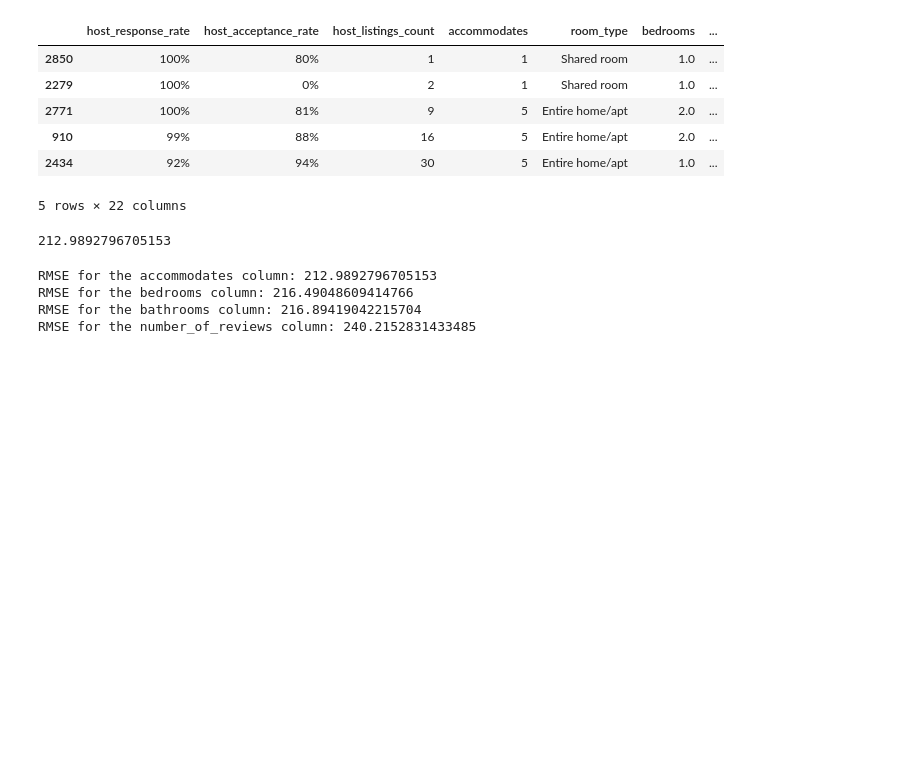
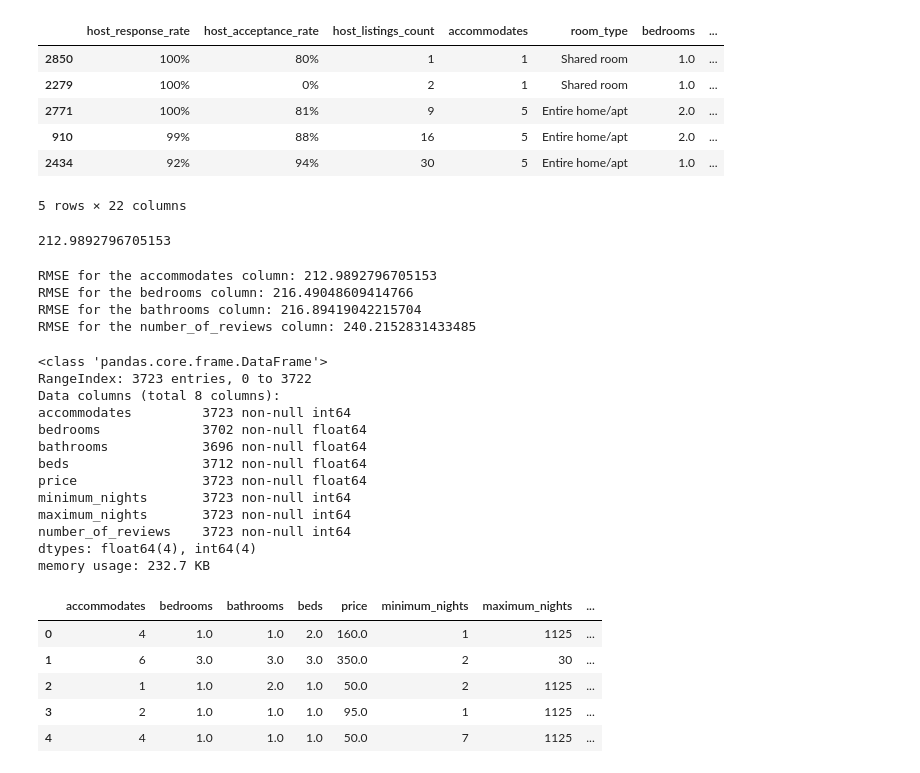
Before and after one commit to enestatli/Machine-Learning-Works, a Jupyter notebook: 002 - Predicting Airbnb Rental Prices/k-nearest neighbors model.ipynb, the cells around one changed output. Saved outputs shown, nothing was run; the diff lists cells and outputs as text; code cells hidden in the pictures; blank space fills up the shorter version.

```diff
--- a/002 - Predicting Airbnb Rental Prices/k-nearest neighbors model.ipynb
+++ b/002 - Predicting Airbnb Rental Prices/k-nearest neighbors model.ipynb
@@ -216,3 +222,38 @@ RMSE for the accommodates column: 212.9892796705153
 RMSE for the bedrooms column: 216.49048609414766
 RMSE for the bathrooms column: 216.89419042215704
 RMSE for the number_of_reviews column: 240.2152831433485
+# %%
+"""
+So far, we’ve been training our model with only one feature,
+which is known as a univariate model.
+For more accuracy, we can have it assess multiple features at the same time,
+which is known as a multivariate model
+"""
+normalized_listings  = pd.read_csv('listings.csv')
+normalized_listings  = normalized_listings .loc[:,['accommodates','bedrooms',
+                              'bathrooms','beds','price',
+                             'minimum_nights','maximum_nights','number_of_reviews',]]
+
+normalized_listings ['price'] = normalized_listings .price.str.replace("\$|,",'').astype(float)
+normalized_listings .info()
+normalized_listings .head()
+# %% [output]
+<class 'pandas.core.frame.DataFrame'>
+RangeIndex: 3723 entries, 0 to 3722
+Data columns (total 8 columns):
+accommodates         3723 non-null int64
+bedrooms             3702 non-null float64
+bathrooms            3696 non-null float64
+beds                 3712 non-null float64
+price                3723 non-null float64
+minimum_nights       3723 non-null int64
+maximum_nights       3723 non-null int64
+number_of_reviews    3723 non-null int64
+dtypes: float64(4), int64(4)
+memory usage: 232.7 KB
+|  | accommodates | bedrooms | bathrooms | beds | price | minimum_nights | maximum_nights | ... |
+| 0 | 4 | 1.0 | 1.0 | 2.0 | 160.0 | 1 | 1125 | ... |
+| 1 | 6 | 3.0 | 3.0 | 3.0 | 350.0 | 2 | 30 | ... |
+| 2 | 1 | 1.0 | 2.0 | 1.0 | 50.0 | 2 | 1125 | ... |
+| 3 | 2 | 1.0 | 1.0 | 1.0 | 95.0 | 1 | 1125 | ... |
+| 4 | 4 | 1.0 | 1.0 | 1.0 | 50.0 | 7 | 1125 | ... |
```
Also changed, not shown: parts of 7 cells of this notebook.
